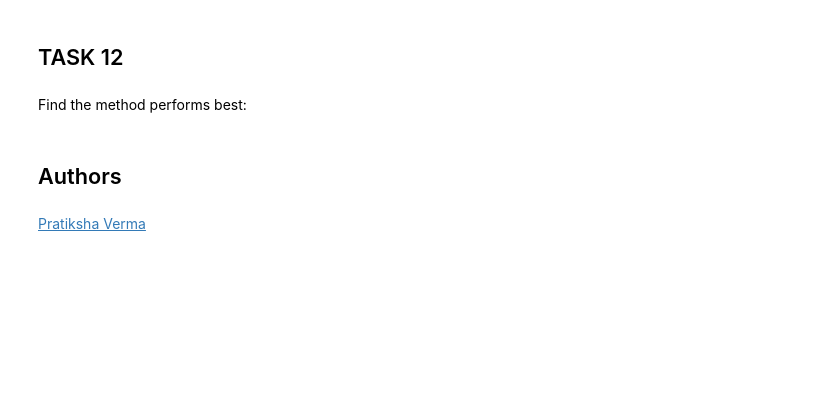
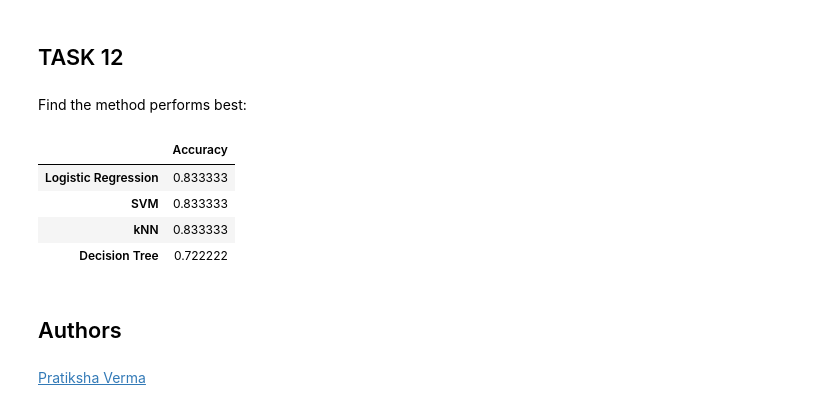
Before and after one commit to paulomarcellor/final-task-ibm, a Jupyter notebook: SpaceX_Machine_Learning_Prediction_Part_5.jupyterlite.ipynb, the cells around one changed output. Cells and saved outputs as stored; diff of their text form; code cells hidden in the pictures; blank space fills up the shorter version.

```diff
--- a/SpaceX_Machine_Learning_Prediction_Part_5.jupyterlite.ipynb
+++ b/SpaceX_Machine_Learning_Prediction_Part_5.jupyterlite.ipynb
@@ -212,9 +207,9 @@ best_estimator = logreg_cv.best_estimator_
 y_pred = best_estimator.predict(X_test)
 
 # Calculate accuracy on the test data
-test_accuracy = logreg_cv.score(X_test, Y_test)
+test_accuracy_logreg = logreg_cv.score(X_test, Y_test)
 
-test_accuracy
+test_accuracy_logreg
 # %% [output]
 0.8333333333333334
 # %% [markdown]
@@ -260,9 +255,9 @@ best_estimator = svm_cv.best_estimator_
 
 y_pred = best_estimator.predict(X_test)
 
-test_accuracy = svm_cv.score(X_test, Y_test)
+test_accuracy_svm = svm_cv.score(X_test, Y_test)
 
-test_accuracy
+test_accuracy_svm
 # %% [output]
 0.8333333333333334
 # %% [markdown]
@@ -311,7 +306,7 @@ Calculate the accuracy of tree_cv on the test data using the method <code>score<
 
 # y_pred = best_estimator.predict(X_test)
 
-test_accuracy = tree_cv.score(X_test, Y_test)
+test_accuracy_tree = tree_cv.score(X_test, Y_test)
 
-test_accuracy
+test_accuracy_tree
 # %% [output]
@@ -360,9 +355,9 @@ best_estimator = knn_cv.best_estimator_
 
 y_pred = best_estimator.predict(X_test)
 
-test_accuracy = knn_cv.score(X_test, Y_test)
+test_accuracy_knn = knn_cv.score(X_test, Y_test)
 
-test_accuracy
+test_accuracy_knn
 # %% [output]
 0.8333333333333334
 # %% [markdown]
@@ -381,3 +374,13 @@ Find the method performs best:
+# %%
+accuracies = [test_accuracy_logreg,test_accuracy_svm,test_accuracy_knn,test_accuracy_tree]
+index_accuracies = ['Logistic Regression', 'SVM', 'kNN', 'Decision Tree']
+pd.DataFrame(accuracies, index=index_accuracies, columns={'Accuracy'})
+# %% [output]
+|  | Accuracy |
+| Logistic Regression | 0.833333 |
+| SVM | 0.833333 |
+| kNN | 0.833333 |
+| Decision Tree | 0.722222 |
 # %% [markdown]
 ## Authors
 # %% [markdown]
```
Also changed, not shown: parts of 5 cells of this notebook.
